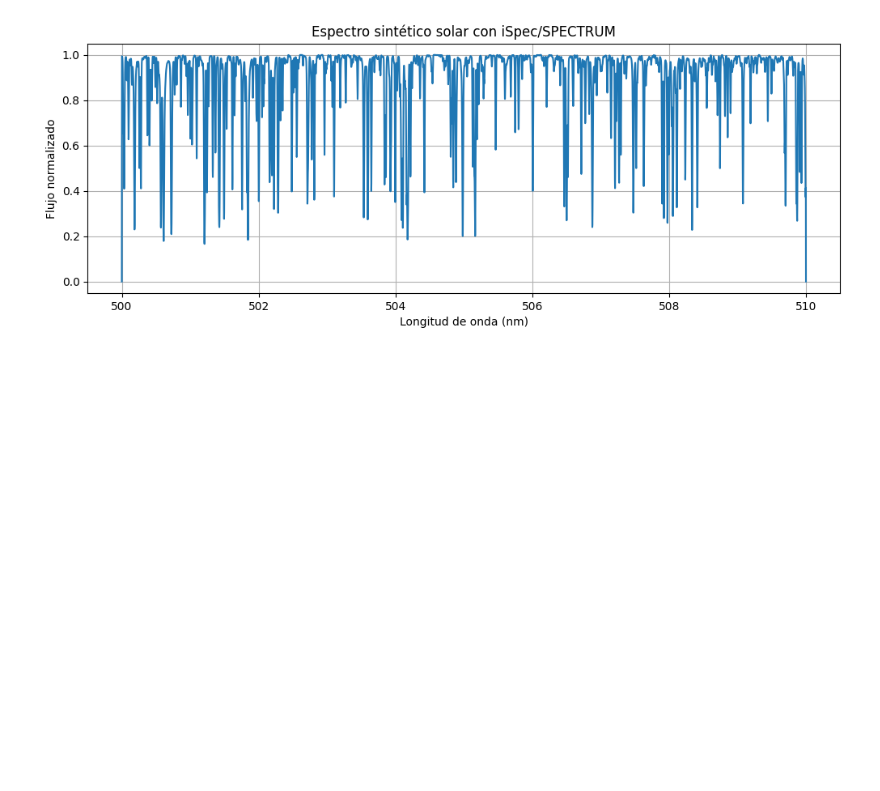
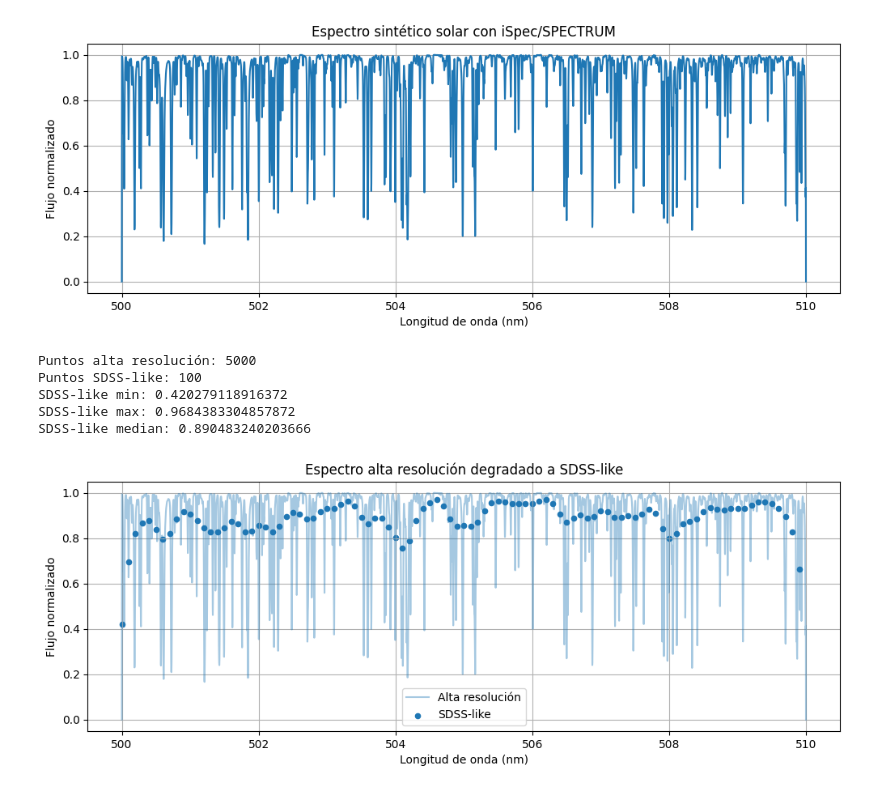
Before and after one commit to javier-cacho-master-ai/trabajo-fin-master, a Jupyter notebook: solution/main.ipynb, the cells around one changed output. Cells and saved outputs as stored; diff of their text form; code cells hidden in the pictures; blank space fills up the shorter version.

```diff
--- a/solution/main.ipynb
+++ b/solution/main.ipynb
@@ -832,0 +882,48 @@ plt.show()
+# %%
+# Resoluciones
+R_HIGH = 100000
+R_SDSS = 2000
+
+# Malla tipo SDSS para este rango pequeño
+# Paso de 0.1 nm para reducir bastante el número de puntos
+sdss_wave = np.arange(500.0, 510.0, 0.1)
+
+# Degradar resolución
+sdss_flux_high_grid = degrade_resolution_constant_R(
+    wave,
+    synth_flux,
+    r_from=R_HIGH,
+    r_to=R_SDSS
+)
+
+# Remuestrear
+sdss_flux = resample_spectrum(
+    wave,
+    sdss_flux_high_grid,
+    sdss_wave
+)
+
+print("Puntos alta resolución:", len(wave))
+print("Puntos SDSS-like:", len(sdss_wave))
+
+print("SDSS-like min:", np.nanmin(sdss_flux))
+print("SDSS-like max:", np.nanmax(sdss_flux))
+print("SDSS-like median:", np.nanmedian(sdss_flux))
+# %% [output]
+Puntos alta resolución: 5000
+Puntos SDSS-like: 100
+SDSS-like min: 0.420279118916372
+SDSS-like max: 0.9684383304857872
+SDSS-like median: 0.890483240203666
+# %%
+plt.figure(figsize=(12, 4))
+plt.plot(wave, synth_flux, alpha=0.4, label="Alta resolución")
+plt.scatter(sdss_wave, sdss_flux, s=20, label="SDSS-like")
+plt.xlabel("Longitud de onda (nm)")
+plt.ylabel("Flujo normalizado")
+plt.title("Espectro alta resolución degradado a SDSS-like")
+plt.legend()
+plt.grid(True)
+plt.show()
+# %% [output]
+[figure, added]
```
Also changed, not shown: parts of 3 cells of this notebook.
